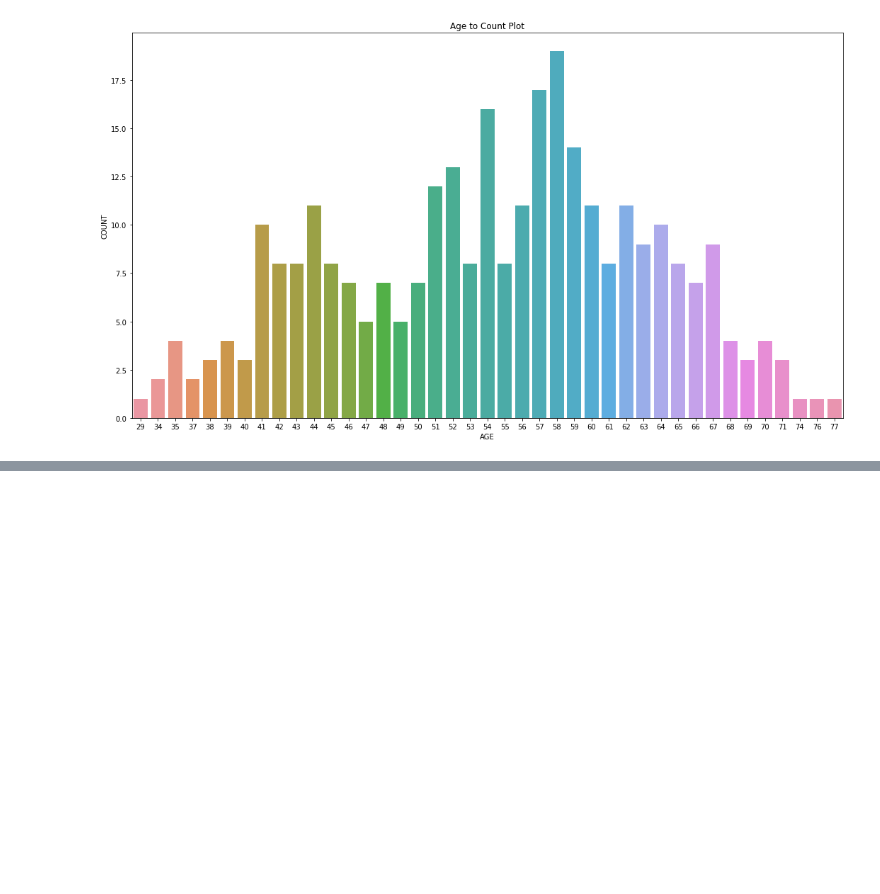
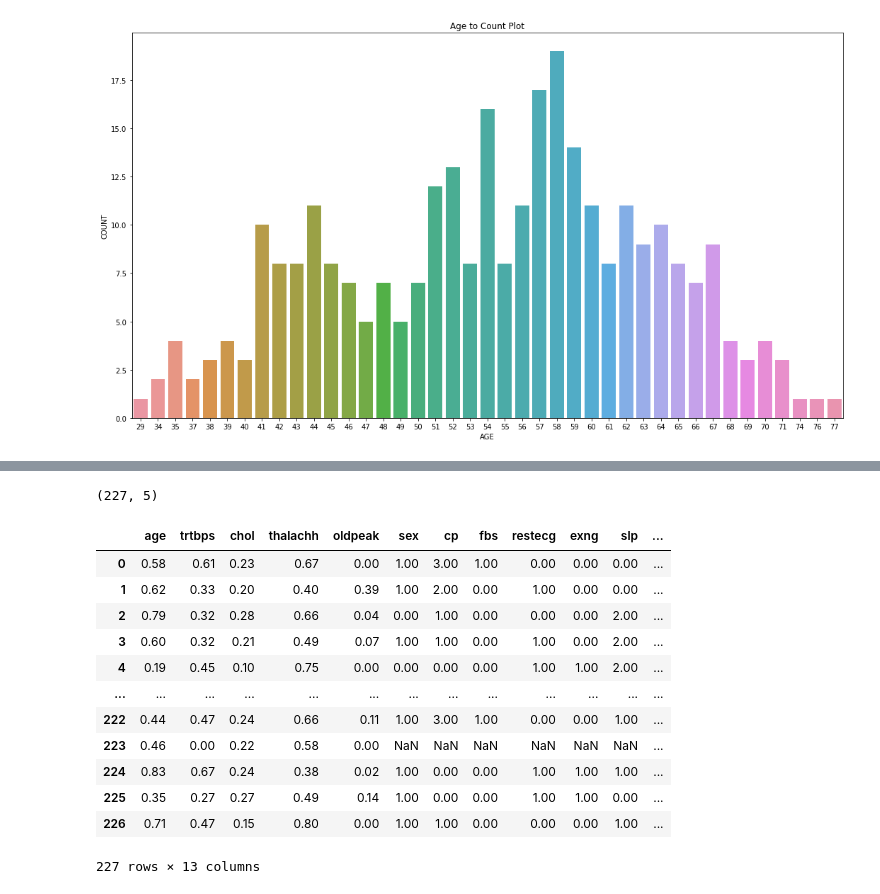
Before and after one commit to YouWeiChenPython/IMLP, a Jupyter notebook: Final Project/Heart attack predict.ipynb, the cells around one changed output, grey strips where cells are left out. Cells and saved outputs as stored; diff of their text form; code cells hidden in the pictures; blank space fills up the shorter version.

```diff
--- a/Final Project/Heart attack predict.ipynb
+++ b/Final Project/Heart attack predict.ipynb
@@ -179,0 +208,9 @@ Name: output, Length: 303, dtype: int64
+# %%
+from sklearn.model_selection import train_test_split
+x_train, x_test, y_train, y_test = train_test_split(X_data, Y_data, train_size=0.75, random_state = 42)
+x_train = pd.DataFrame(x_train, columns = df.drop(['output'], axis=1).columns)
+x_train_index = range(x_train.shape[0])
+x_test = pd.DataFrame(x_test, columns = df.drop(['output'], axis=1).columns)
+x_test_index = range(x_test.shape[0])
+print(x_train.shape, y_train.shape)
+print(x_test.shape, y_test.shape)
@@ -179,0 +243,3 @@ Name: output, Length: 303, dtype: int64
+# %%
+num_features = ['age', 'trtbps', 'chol', 'thalachh', 'oldpeak']
+cat_features = ['sex', 'cp', 'fbs', 'restecg', 'exng', 'slp', 'caa', 'thall']
@@ -179,0 +248,9 @@ Name: output, Length: 303, dtype: int64
+# %%
+from sklearn.preprocessing import MinMaxScaler
+pd.options.mode.chained_assignment = None
+pd.options.display.float_format = '{:.2f}'.format
+scaler = MinMaxScaler()
+scaler.fit(x_train[num_features])
+x_train_scaled = pd.DataFrame(scaler.transform(x_train[num_features]), columns=num_features)
+x_test_scaled = pd.DataFrame(scaler.transform(x_test[num_features]), columns=num_features)
+x_train_scaled
@@ -179,0 +287,23 @@ Name: output, Length: 303, dtype: int64
+# %%
+x_train_scaled.shape
+# %% [output]
+(227, 5)
+# %%
+x_train_scaled[cat_features] = x_train[cat_features]
+x_test_scaled[cat_features] = x_test[cat_features]
+# %%
+x_train_scaled
+# %% [output]
+|  | age | trtbps | chol | thalachh | oldpeak | sex | cp | fbs | restecg | exng | slp | ... |
+| 0 | 0.58 | 0.61 | 0.23 | 0.67 | 0.00 | 1.00 | 3.00 | 1.00 | 0.00 | 0.00 | 0.00 | ... |
+| 1 | 0.62 | 0.33 | 0.20 | 0.40 | 0.39 | 1.00 | 2.00 | 0.00 | 1.00 | 0.00 | 0.00 | ... |
+| 2 | 0.79 | 0.32 | 0.28 | 0.66 | 0.04 | 0.00 | 1.00 | 0.00 | 0.00 | 0.00 | 2.00 | ... |
+| 3 | 0.60 | 0.32 | 0.21 | 0.49 | 0.07 | 1.00 | 1.00 | 0.00 | 1.00 | 0.00 | 2.00 | ... |
+| 4 | 0.19 | 0.45 | 0.10 | 0.75 | 0.00 | 0.00 | 0.00 | 0.00 | 1.00 | 1.00 | 2.00 | ... |
+| ... | ... | ... | ... | ... | ... | ... | ... | ... | ... | ... | ... | ... |
+| 222 | 0.44 | 0.47 | 0.24 | 0.66 | 0.11 | 1.00 | 3.00 | 1.00 | 0.00 | 0.00 | 1.00 | ... |
+| 223 | 0.46 | 0.00 | 0.22 | 0.58 | 0.00 | NaN | NaN | NaN | NaN | NaN | NaN | ... |
+| 224 | 0.83 | 0.67 | 0.24 | 0.38 | 0.02 | 1.00 | 0.00 | 0.00 | 1.00 | 1.00 | 1.00 | ... |
+| 225 | 0.35 | 0.27 | 0.27 | 0.49 | 0.14 | 1.00 | 0.00 | 0.00 | 1.00 | 1.00 | 0.00 | ... |
+| 226 | 0.71 | 0.47 | 0.15 | 0.80 | 0.00 | 1.00 | 1.00 | 0.00 | 0.00 | 0.00 | 1.00 | ... |
+227 rows × 13 columns
```
Also changed, not shown: parts of 17 cells of this notebook.
